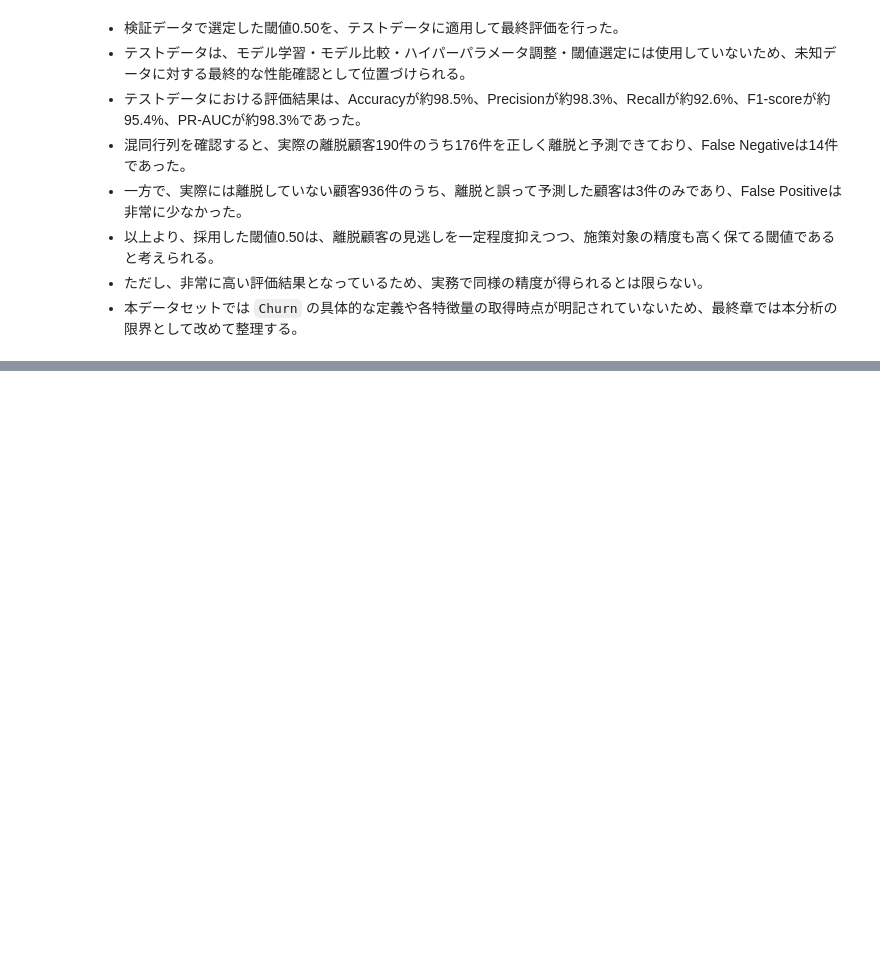
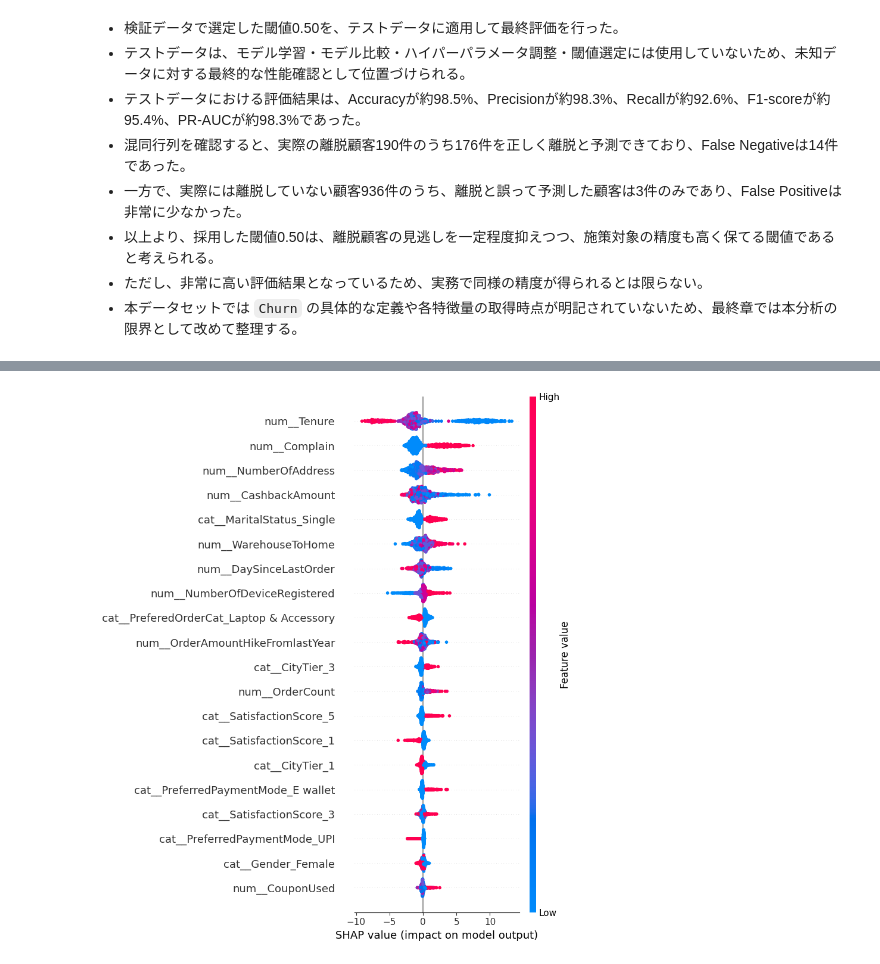
Before and after one commit to toshi039a/retail-demand-forecast, a Jupyter notebook: 離脱予測PF_20260503.ipynb, the cells around one changed output, grey strips where cells are left out. Saved outputs shown, nothing was run; the diff lists cells and outputs as text; code cells hidden in the pictures; blank space fills up the shorter version.

```diff
--- a/離脱予測PF_20260503.ipynb
+++ b/離脱予測PF_20260503.ipynb
@@ -1600,0 +1683,23 @@ cm_df
+# %%
+import shap
+
+# 検証データを前処理
+X_shap = best_lgbm_pipeline.named_steps['preprocessor'].transform(X_valid)
+
+# DataFrame化
+feature_names = best_lgbm_pipeline.named_steps['preprocessor'].get_feature_names_out()
+X_shap = pd.DataFrame(X_shap, columns=feature_names)
+
+# SHAP値を計算
+lgbm_model_final = best_lgbm_pipeline.named_steps['model']
+explainer = shap.TreeExplainer(lgbm_model_final)
+shap_values = explainer.shap_values(X_shap)
+# %%
+# SHAP summary plotを表示
+shap.summary_plot(
+    shap_values,
+    X_shap,
+    max_display=20
+)
+# %% [output]
+[figure, added]
```
Also changed, not shown: parts of 10 cells of this notebook.
